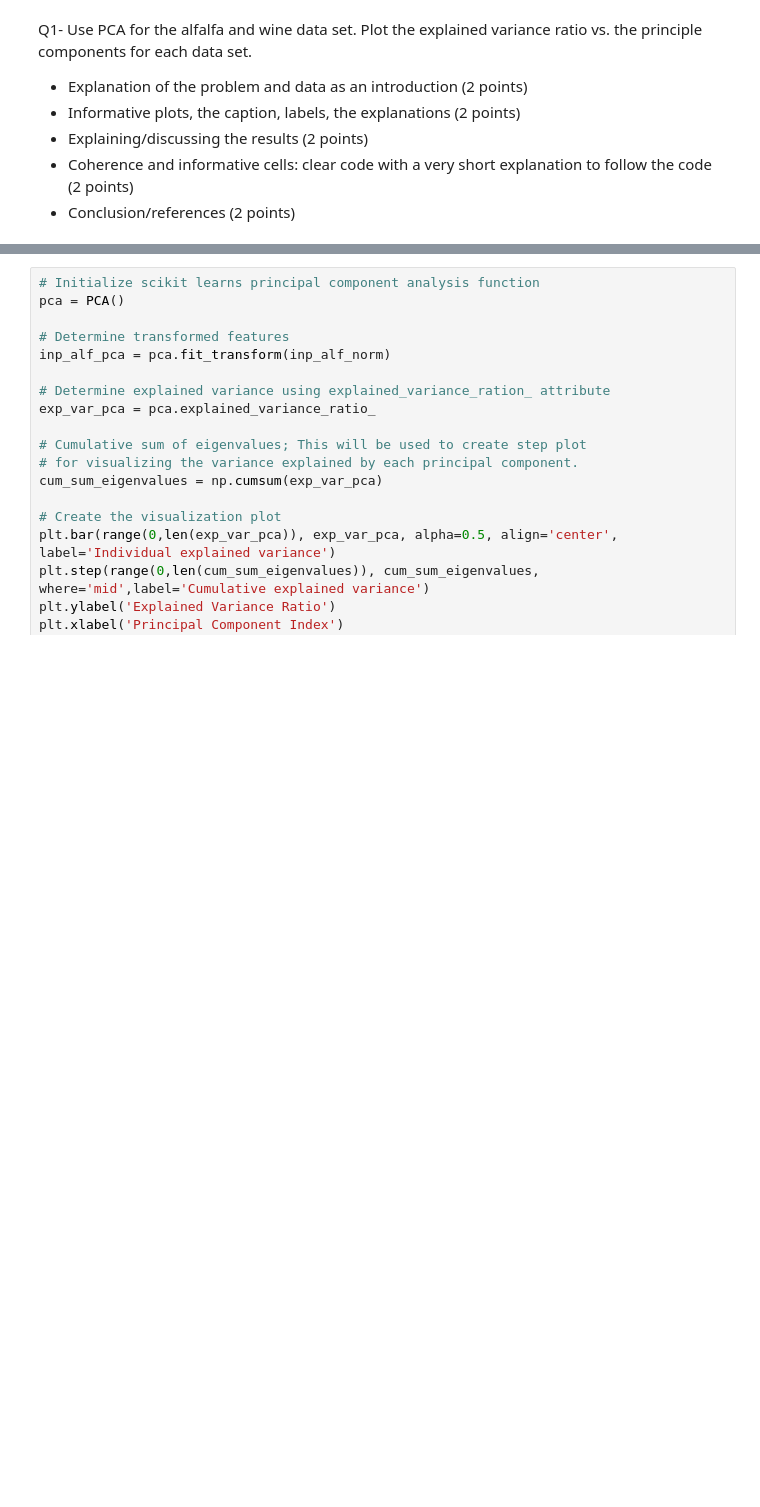
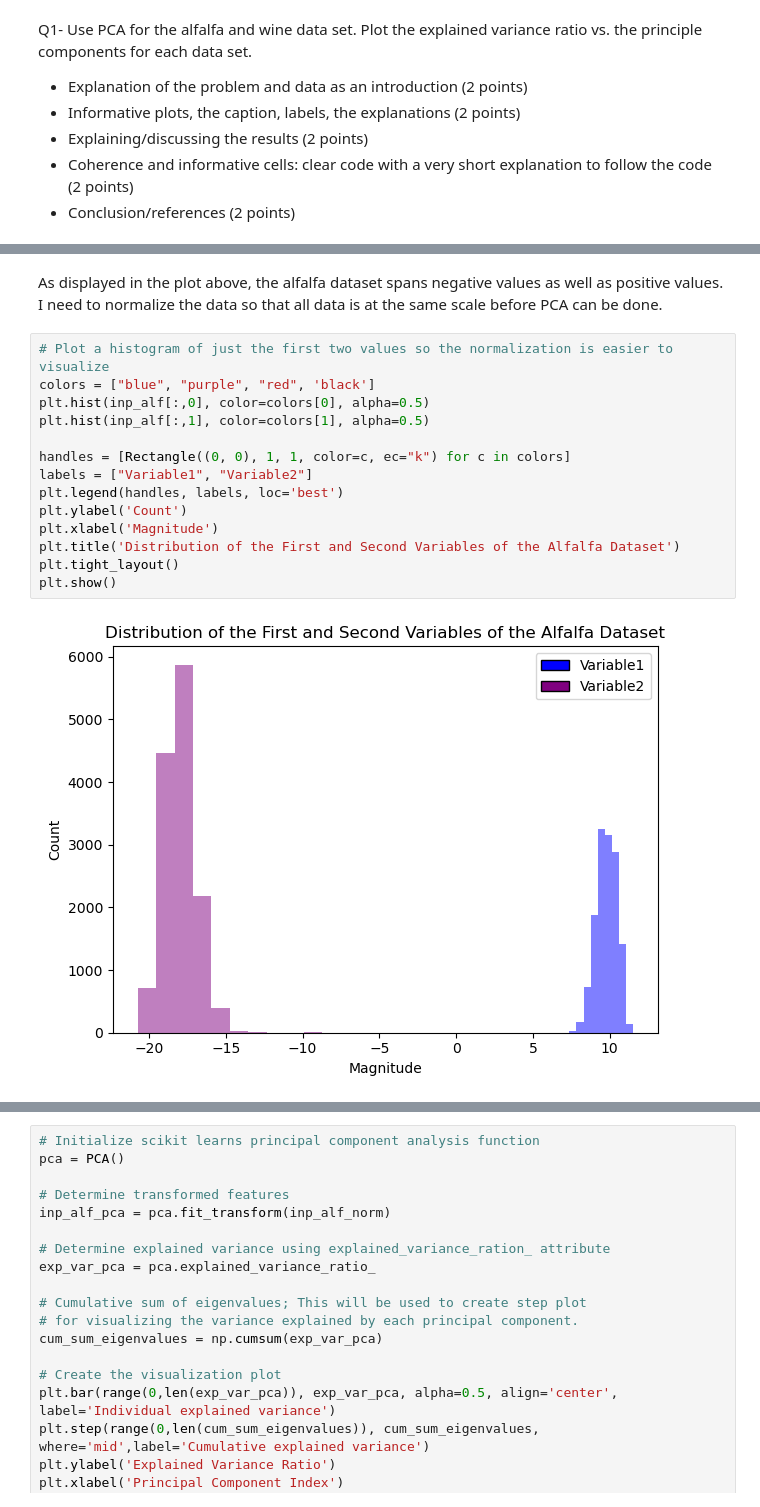
Before and after one commit to karlzam/school, a Jupyter notebook: phys555/assignment01/A1Q1-KZammit.ipynb, the cells around one changed output, grey strips where cells are left out. Cells and saved outputs as stored; diff of their text form; blank space fills up the shorter version.

```diff
--- a/phys555/assignment01/A1Q1-KZammit.ipynb
+++ b/phys555/assignment01/A1Q1-KZammit.ipynb
@@ -39 +110,19 @@ np.shape(inp_alf)
+# %% [markdown]
+As displayed in the plot above, the alfalfa dataset spans negative values as well as positive values. I need to normalize the data so that all data is at the same scale before PCA can be done.
+# %%
+# Plot a histogram of just the first two values so the normalization is easier to visualize
+colors = ["blue", "purple", "red", 'black']
+plt.hist(inp_alf[:,0], color=colors[0], alpha=0.5)
+plt.hist(inp_alf[:,1], color=colors[1], alpha=0.5)
+
+handles = [Rectangle((0, 0), 1, 1, color=c, ec="k") for c in colors]
+labels = ["Variable1", "Variable2"]
+plt.legend(handles, labels, loc='best')
+plt.ylabel('Count')
+plt.xlabel('Magnitude')
+plt.title('Distribution of the First and Second Variables of the Alfalfa Dataset')
+plt.tight_layout()
+plt.show()
+# %% [output]
+[figure, added]
 # %%
```
Also changed, not shown: parts of 9 cells of this notebook.
